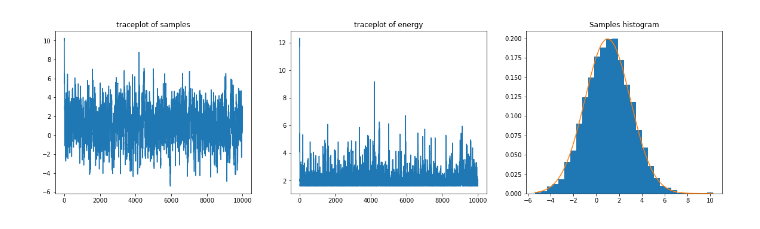
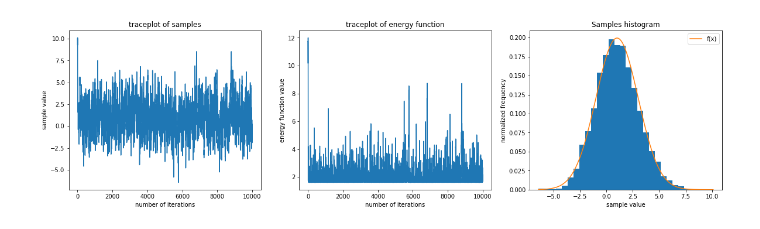
Before and after one commit to rachelmoon290/cs289-evolutionary-sampling, a Jupyter notebook: implementation.ipynb, the cells around one changed output. Drawn from its saved outputs; the diff is of its cells as text; code cells hidden in the pictures.

Commit message:
prettier plots

```diff
--- a/implementation.ipynb
+++ b/implementation.ipynb
@@ -36,30 +6,35 @@ def MH_sampler(current, sigma, thetas):
 # %%
+# set parameters for target/proposal distribution
 mu0 = 100
 mu1 = 1
 
 target_sigma0 = 1
 target_sigma1 = 2
 
-# # target distribution
+proposal_sigma = 1
+
+# # target distribution: normal case
 # f = lambda x: norm(mu, target_sigma).pdf(x)
 # energy = lambda x: -np.log(f(x))
 
-# target distribution
+# target distribution: binormal case
 f = lambda x: norm(mu0, target_sigma0).pdf(x) + norm(mu1, target_sigma1).pdf(x)
 energy = lambda x: -np.log(f(x))
+
+#Proposal distribution: bivariate normal distribution
+proposal = lambda x: np.random.normal(x, proposal_sigma)
 # %%
-## simulated annealing codes adapted from Lecture 11 slides
+## simulated annealing
+# codes adapted from AM207 Lecture 11 slides
 
 #initialization for simulated annealing
 init_params = {'solution':10, 'min_length':1000, 'max_temp':30}
 num_epochs=10000
-
-#Proposal distribution: bivariate normal distribution
-proposal = lambda x: np.random.normal(x, sigma)
+temp=1
 
 
 #Simulated Annealing
-def simulated_annealing(energy,proposal, init_params, epochs, temp):
+def simulated_annealing(energy, proposal, init_params, epochs, temp):
     accumulator = []
 
     old_solution = init_params['solution']
@@ -82,8 +57,7 @@ def simulated_annealing(energy,proposal, init_params, epochs, temp):
         #compute a probability for accpeting new solution
         alpha = min(1, np.exp((old_energy - new_energy) / temp))
 
-        #if new solution is better, i.e. gives us lower energy, then accept
-        #if new solution is not better, we flip a weighted coin and decide whether to accept
+        #MH sampling
         if np.random.uniform() < alpha:
             #update everything if new solution accepted
             accepted += 1
@@ -98,4 +72,5 @@ def simulated_annealing(energy,proposal, init_params, epochs, temp):
 
     return np.array(accumulator), accepted * 1. / total
 # %%
-accumulator, ratio = simulated_annealing(energy, proposal, init_params, epochs=num_epochs, temp=1)
+accumulator, ratio = simulated_annealing(energy, proposal, init_params, epochs=num_epochs, temp=temp)
+print(f"acceptance: {ratio*100:.2f}%")
@@ -112,14 +91,24 @@ array([[10.        , 11.73708571],
 # %%
 fig, ax = plt.subplots(ncols=3, figsize=(20,5))
 
 ax[0].plot(range(num_epochs), accumulator[:,0])
 ax[0].set_title("traceplot of samples")
+ax[0].set_ylabel("sample value")
+ax[0].set_xlabel("number of iterations")
+
 ax[1].plot(range(num_epochs), accumulator[:,1])
-ax[1].set_title("traceplot of energy")
+ax[1].set_title("traceplot of energy function")
+ax[1].set_ylabel("energy function value")
+ax[1].set_xlabel("number of iterations")
+
 ax[2].hist(accumulator[:,0], bins=30,density=True)
 xgrid = np.linspace(np.min(accumulator[:,0]),np.max(accumulator[:,0]),200)
-ax[2].plot(xgrid, f(xgrid))
+ax[2].plot(xgrid, f(xgrid), label="f(x)")
 ax[2].set_title("Samples histogram")
+ax[2].set_ylabel("normalized frequency")
+ax[2].set_xlabel("sample value")
+
+ax[2].legend()
 plt.show()
 # %% [output]
-[figure, old version]
+[figure, new version]
```
Also changed, not shown: parts of 5 cells of this notebook.
